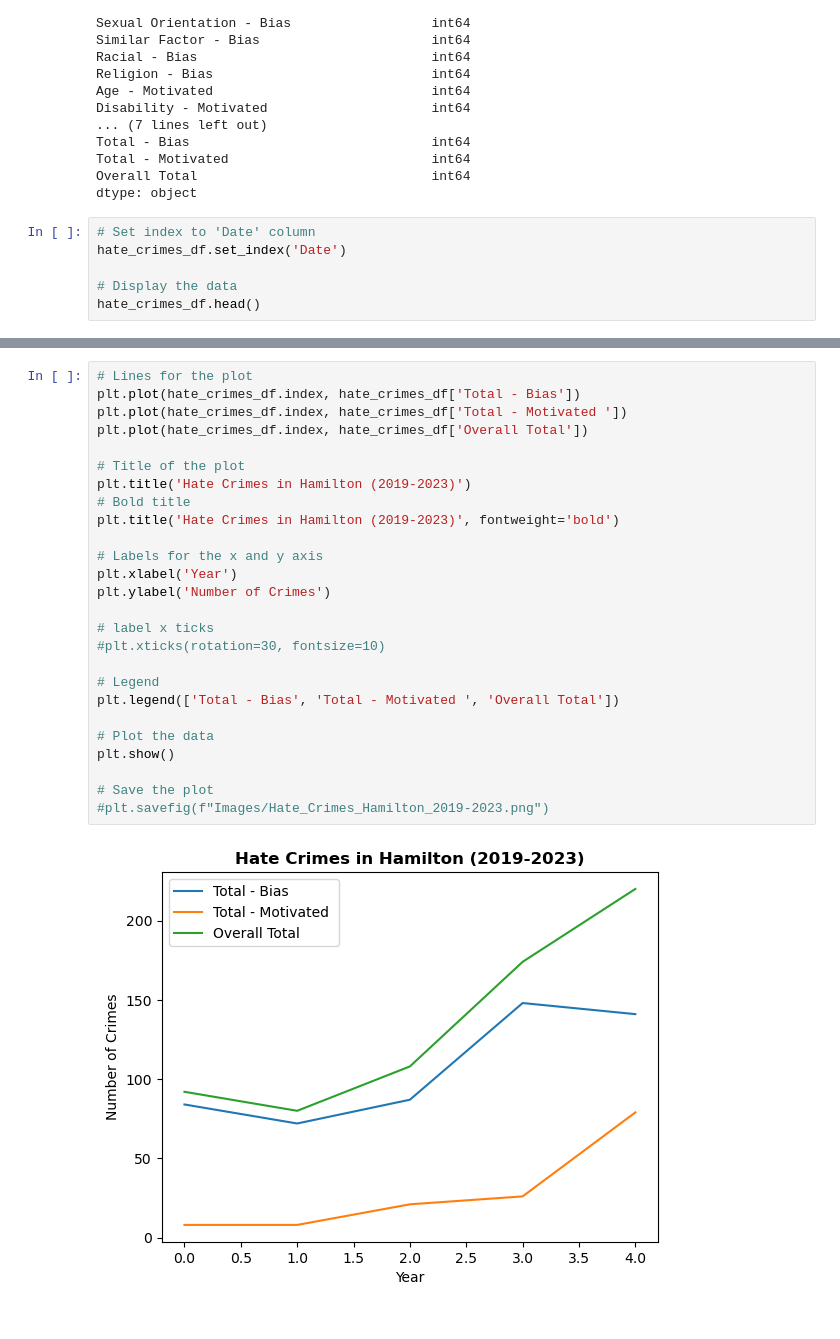
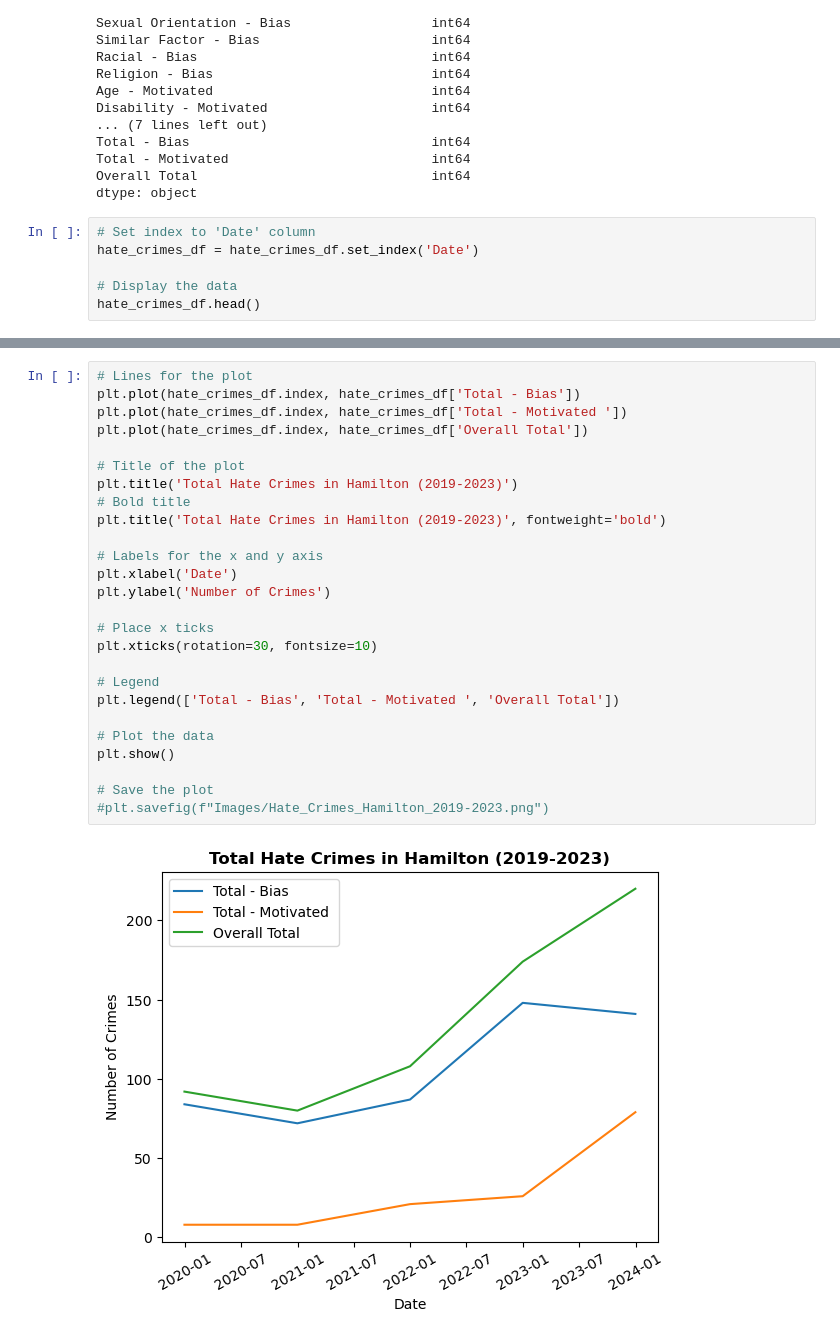
Before and after one commit to keyanap/YWCA-Gender-Based-Safety-Audit, a Jupyter notebook: Hate_Crimes_HPS_2016-2019.ipynb, the cells around one changed output, grey strips where cells are left out. Drawn from its saved outputs; the diff is of its cells as text.

```diff
--- a/Hate_Crimes_HPS_2016-2019.ipynb
+++ b/Hate_Crimes_HPS_2016-2019.ipynb
@@ -61,7 +62,7 @@ Overall Total                              int64
 dtype: object
 # %%
 # Set index to 'Date' column
-hate_crimes_df.set_index('Date')
+hate_crimes_df = hate_crimes_df.set_index('Date')
 
 # Display the data
 hate_crimes_df.head()
@@ -76,28 +78,28 @@ hate_crimes_df.head()
 # %%
 # Lines for the plot
 plt.plot(hate_crimes_df.index, hate_crimes_df['Total - Bias'])
 plt.plot(hate_crimes_df.index, hate_crimes_df['Total - Motivated '])
 plt.plot(hate_crimes_df.index, hate_crimes_df['Overall Total'])
 
 # Title of the plot
-plt.title('Hate Crimes in Hamilton (2019-2023)')
+plt.title('Total Hate Crimes in Hamilton (2019-2023)')
 # Bold title
-plt.title('Hate Crimes in Hamilton (2019-2023)', fontweight='bold')
+plt.title('Total Hate Crimes in Hamilton (2019-2023)', fontweight='bold')
 
 # Labels for the x and y axis
-plt.xlabel('Year')
+plt.xlabel('Date')
 plt.ylabel('Number of Crimes')
 
-# label x ticks
-#plt.xticks(rotation=30, fontsize=10)
+# Place x ticks
+plt.xticks(rotation=30, fontsize=10)
 
 # Legend
 plt.legend(['Total - Bias', 'Total - Motivated ', 'Overall Total'])
 
 # Plot the data
 plt.show()
 
 # Save the plot
 #plt.savefig(f"Images/Hate_Crimes_Hamilton_2019-2023.png")
 # %% [output]
-[figure, old version]
+[figure, new version]
```
Also changed, not shown: parts of 4 cells of this notebook, 6 other files.
